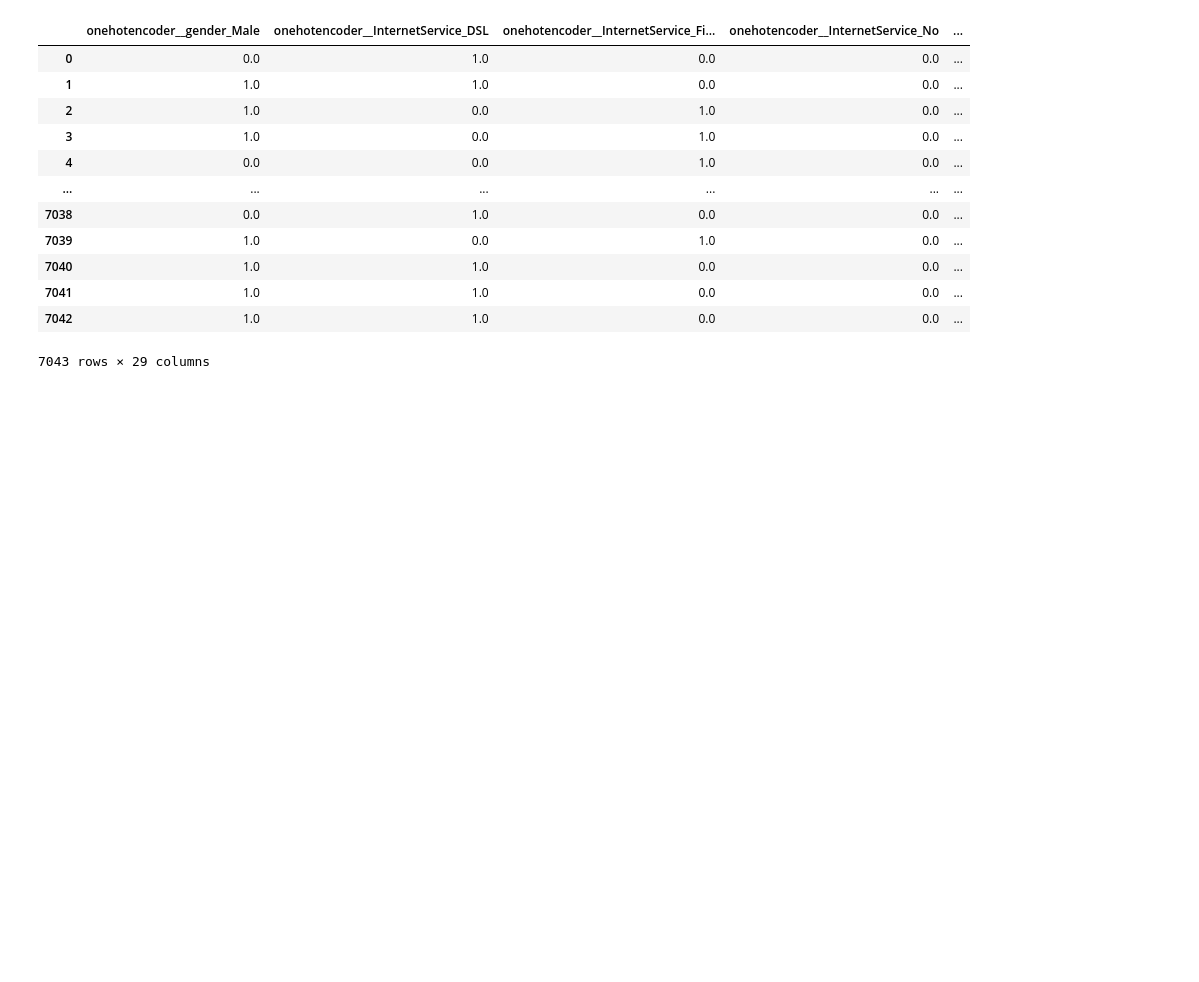
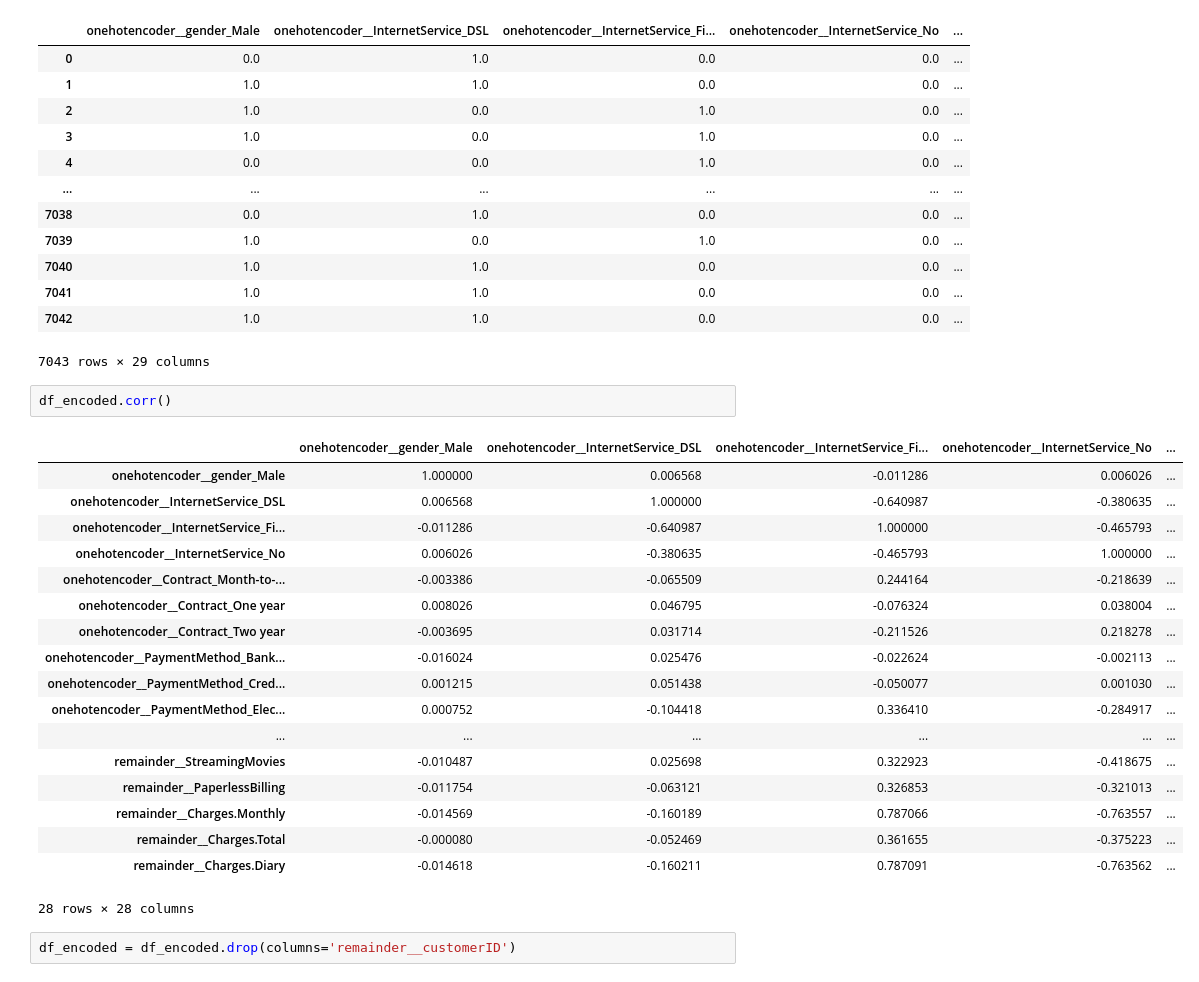
Before and after one commit to AntonioBMesquita/Challenge-Telecomx-2, a Jupyter notebook: TelecomX_parte_2.ipynb, the cells around one changed output. Drawn from its saved outputs; the diff is of its cells as text; blank space fills up the shorter version.

```diff
--- a/TelecomX_parte_2.ipynb
+++ b/TelecomX_parte_2.ipynb
@@ -185,3 +235,26 @@ df_encoded
 | 7041 | 1.0 | 1.0 | 0.0 | 0.0 | ... |
 | 7042 | 1.0 | 1.0 | 0.0 | 0.0 | ... |
 7043 rows × 29 columns
+# %%
+df_encoded.corr()
+# %% [output]
+|  | onehotencoder__gender_Male | onehotencoder__InternetService_DSL | onehotencoder__InternetService_Fi... | onehotencoder__InternetService_No | ... |
+| onehotencoder__gender_Male | 1.000000 | 0.006568 | -0.011286 | 0.006026 | ... |
+| onehotencoder__InternetService_DSL | 0.006568 | 1.000000 | -0.640987 | -0.380635 | ... |
+| onehotencoder__InternetService_Fi... | -0.011286 | -0.640987 | 1.000000 | -0.465793 | ... |
+| onehotencoder__InternetService_No | 0.006026 | -0.380635 | -0.465793 | 1.000000 | ... |
+| onehotencoder__Contract_Month-to-... | -0.003386 | -0.065509 | 0.244164 | -0.218639 | ... |
+| onehotencoder__Contract_One year | 0.008026 | 0.046795 | -0.076324 | 0.038004 | ... |
+| onehotencoder__Contract_Two year | -0.003695 | 0.031714 | -0.211526 | 0.218278 | ... |
+| onehotencoder__PaymentMethod_Bank... | -0.016024 | 0.025476 | -0.022624 | -0.002113 | ... |
+| onehotencoder__PaymentMethod_Cred... | 0.001215 | 0.051438 | -0.050077 | 0.001030 | ... |
+| onehotencoder__PaymentMethod_Elec... | 0.000752 | -0.104418 | 0.336410 | -0.284917 | ... |
+| ... | ... | ... | ... | ... | ... |
+| remainder__StreamingMovies | -0.010487 | 0.025698 | 0.322923 | -0.418675 | ... |
+| remainder__PaperlessBilling | -0.011754 | -0.063121 | 0.326853 | -0.321013 | ... |
+| remainder__Charges.Monthly | -0.014569 | -0.160189 | 0.787066 | -0.763557 | ... |
+| remainder__Charges.Total | -0.000080 | -0.052469 | 0.361655 | -0.375223 | ... |
+| remainder__Charges.Diary | -0.014618 | -0.160211 | 0.787091 | -0.763562 | ... |
+28 rows × 28 columns
+# %%
+df_encoded = df_encoded.drop(columns='remainder__customerID')
```
Also changed, not shown: parts of 7 cells of this notebook.
